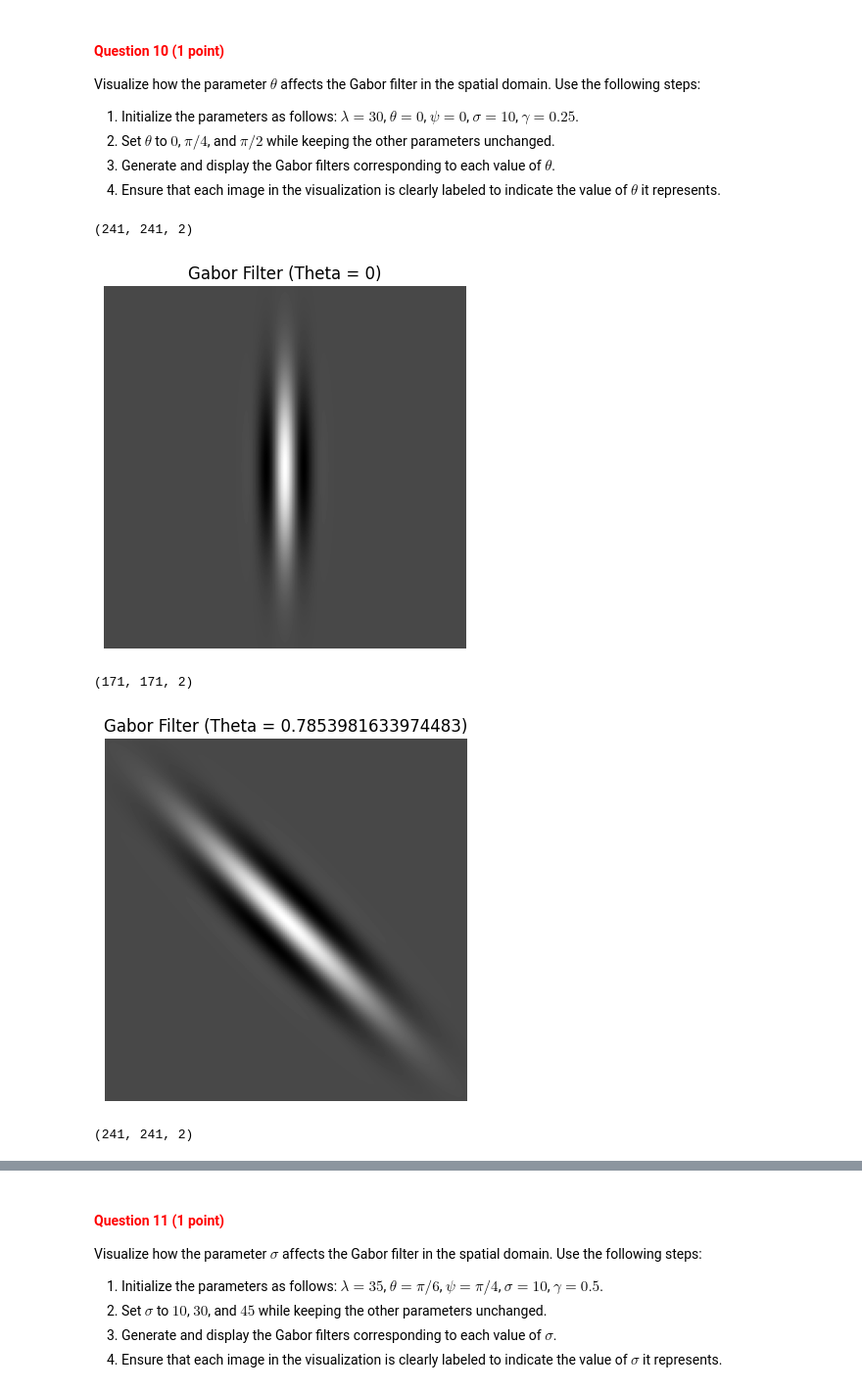
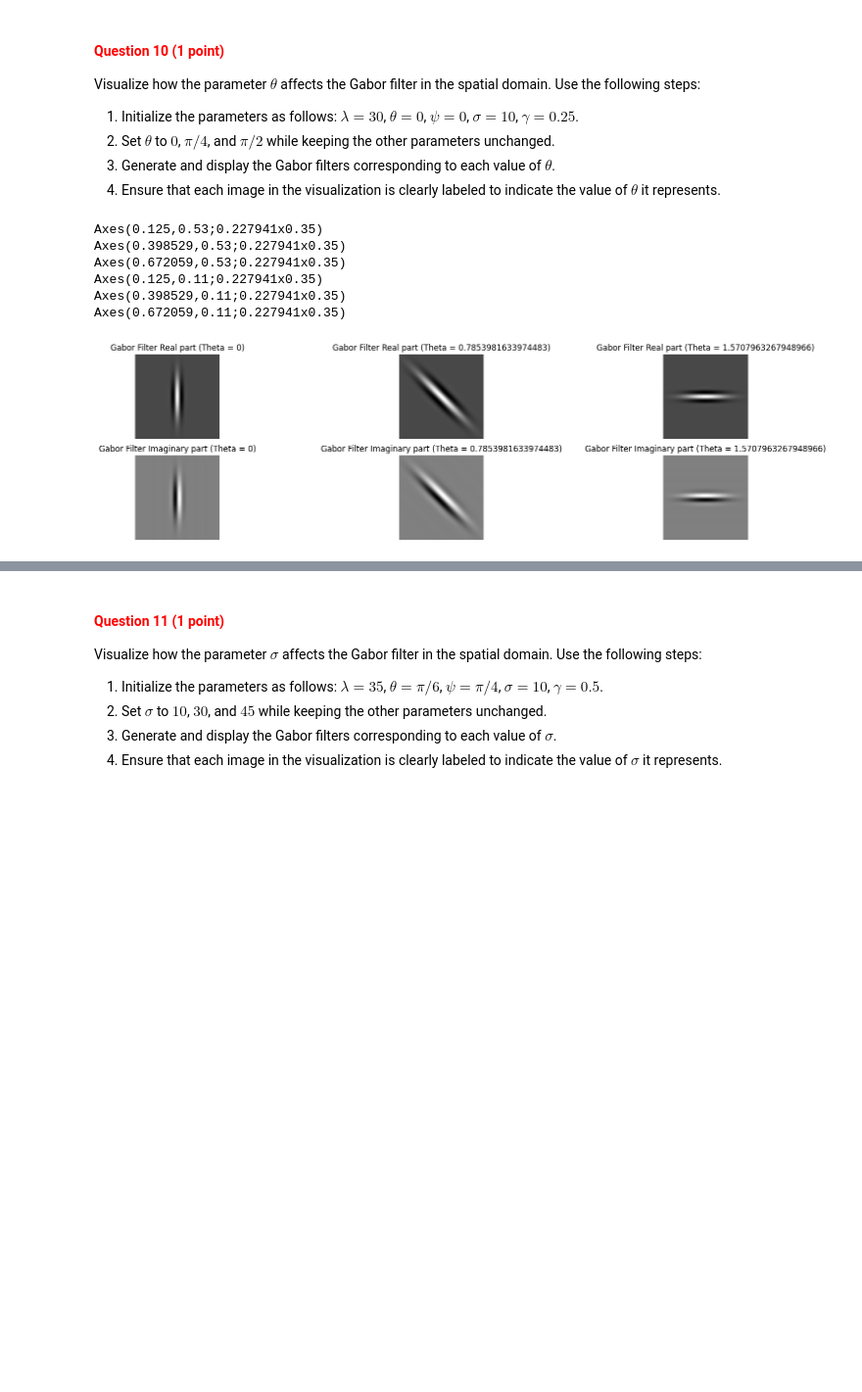
Before and after one commit to izzikampono/cv1-lab-2, a Jupyter notebook: cv1-lab-2.ipynb, the cells around one changed output, grey strips where cells are left out. Shown at 98% size. Drawn from its saved outputs; the diff is of its cells as text; code cells hidden in the pictures; blank space fills up the shorter version.

Commit message:
Plot real and imaginary part of gabor filters separately

```diff
--- a/cv1-lab-2.ipynb
+++ b/cv1-lab-2.ipynb
@@ -567,25 +567,36 @@ Visualize how the parameter $\theta$ affects the Gabor filter in the spatial dom
 # %%
 # YOUR CODE HERE
 lambda_ = 30
 theta = 0
 psi = 0
 sigma = 10
 gamma = 0.25
 
 theta_values = [0, np.pi/4, np.pi/2]
 
 gabor_filters = [create_gabor(sigma, theta_value, lambda_, psi, gamma) for theta_value in theta_values]
 
-for i, gabor_filter in enumerate(gabor_filters):
-    plt.figure()
-    print(gabor_filter.shape)
-    plt.imshow(gabor_filter[:, :, 0], cmap='gray')
-    plt.title(f'Gabor Filter (Theta = {theta_values[i]})')
-    plt.axis('off')
-    plt.show()
+fig, axs = plt.subplots(2, len(gabor_filters), figsize=(20, 5))
+for i in range(len(gabor_filters)):
+    ax = axs[0, i]
+    print(ax)
+    gabor_filter = gabor_filters[i]
+    ax.imshow(gabor_filter[:, :, 0], cmap='gray')
+    ax.set_title(f'Gabor Filter Real part (Theta = {theta_values[i]})')
+    ax.axis('off')
+for i in range(len(gabor_filters)):
+    ax = axs[1, i]
+    print(ax)
+    gabor_filter = gabor_filters[i]
+    ax.imshow(gabor_filter[:, :, 1], cmap='gray')
+    ax.set_title(f'Gabor Filter Imaginary part (Theta = {theta_values[i]})')
+    ax.axis('off')
+plt.show()
 # %% [output]
-(241, 241, 2)
+Axes(0.125,0.53;0.227941x0.35)
+Axes(0.398529,0.53;0.227941x0.35)
+Axes(0.672059,0.53;0.227941x0.35)
+Axes(0.125,0.11;0.227941x0.35)
+Axes(0.398529,0.11;0.227941x0.35)
+Axes(0.672059,0.11;0.227941x0.35)
-[figure, old version]
+[figure, new version]
-(171, 171, 2)
-[figure, removed]
-(241, 241, 2)
```
Also changed, not shown: parts of 3 cells of this notebook.
